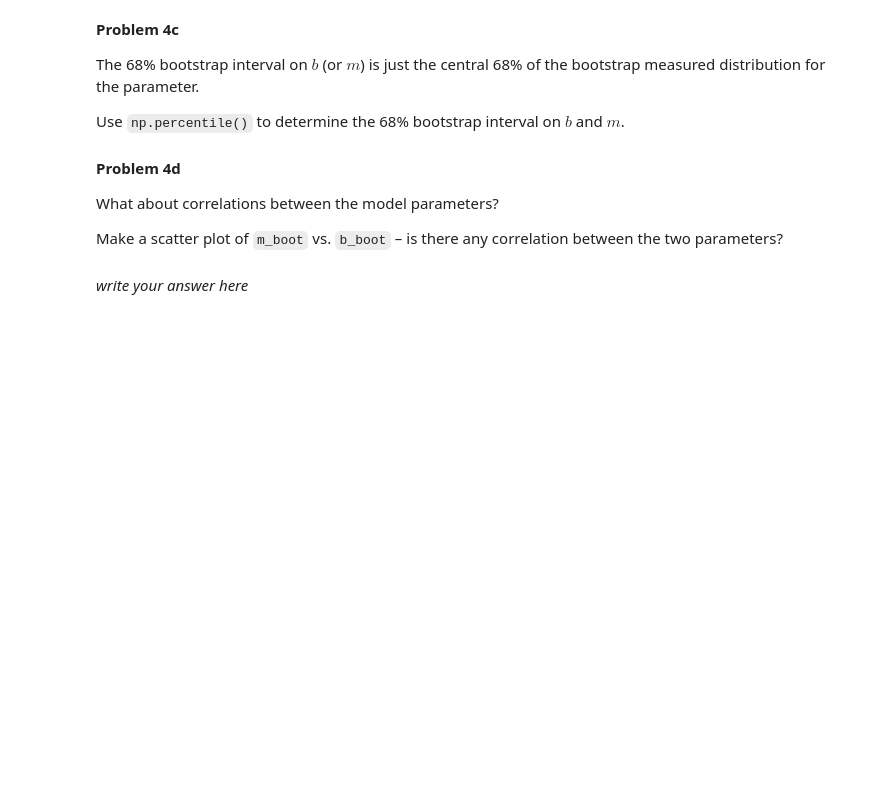
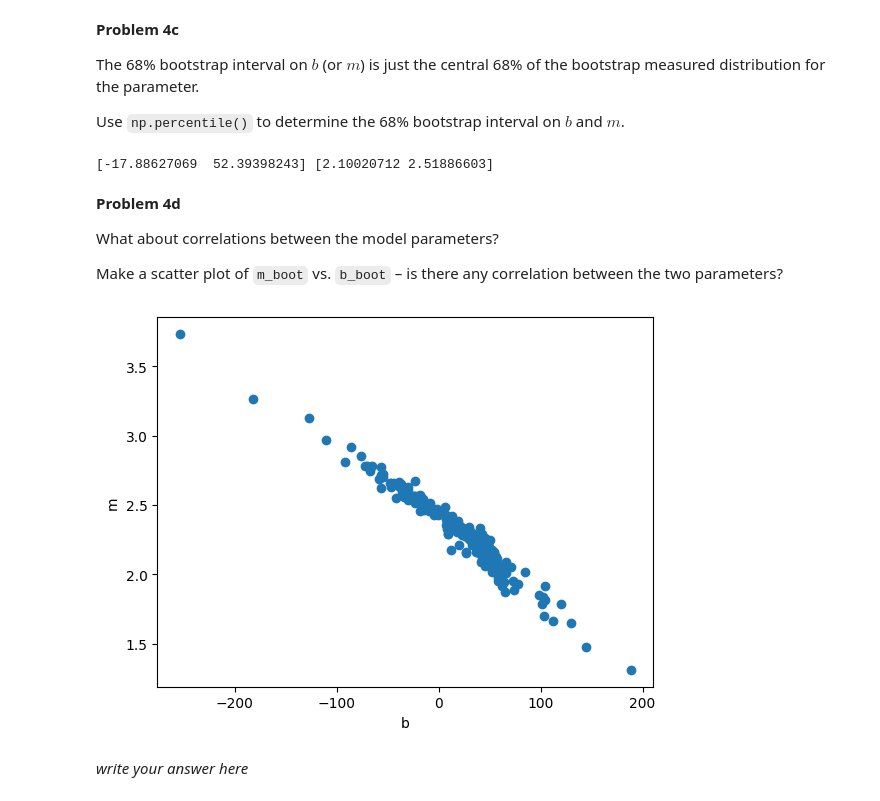
Before and after one commit to theheokboi/DATA_SCI-421, a Jupyter notebook: ProblemSet5.ipynb, the cells around one changed output. Drawn from its saved outputs; the diff is of its cells as text; code cells hidden in the pictures; blank space fills up the shorter version.

```diff
--- a/ProblemSet5.ipynb
+++ b/ProblemSet5.ipynb
@@ -477,0 +469,27 @@ Store the results in arrays called `b_boot` and `m_boot`.
+# %%
+def MLE(_x, _y, _y_sigma):
+    ones = np.array([1 for _ in range(SIZE)])
+    A = np.vstack((ones, _x)).T
+    Y = np.atleast_2d(_y).T
+    V = np.diag(_y_sigma**2)
+
+    FIRST = A.T @ np.linalg.inv(V) @ A
+    SECOND = A.T @ np.linalg.inv(V) @ Y
+    RESULT = np.linalg.inv(FIRST) @ SECOND
+    [[b], [m]] = RESULT
+
+    return b, m
+
+b_boot = np.zeros(314)
+m_boot = np.zeros(314)
+
+for i in range(314):
+    idx = np.random.choice(len(x), SIZE)
+    _x = x[idx]
+    _y = y[idx]
+    _y_sigma = sigma_y[idx]
+    b, m = MLE(_x, _y, _y_sigma)
+
+    b_boot[i], m_boot[i] = b, m
+
+print(b_boot, m_boot)
@@ -488,3 +520,10 @@ Use `np.percentile()` to determine the 68% bootstrap interval on $b$ and $m$.
+# %%
+b_68_p = np.percentile(b_boot, [50-34, 50+34])
+m_68_p = np.percentile(m_boot, [50-34, 50+34])
+
+print(b_68_p, m_68_p)
+# %% [output]
+[-17.88627069  52.39398243] [2.10020712 2.51886603]
 # %% [markdown]
 **Problem 4d**
 
@@ -499,3 +533,13 @@ fig, ax = plt.subplots()
+# %%
+fig, ax = plt.subplots()
+ax.scatter(b_boot, m_boot)
+ax.set_xlabel('b')
+ax.set_ylabel('m')
+plt.show()
+
+print('The two parameters seem to be highly (negatively) correlated.')
+# %% [output]
+[figure, added]
 # %% [markdown]
 *write your answer here*
 # %% [markdown]
```
Also changed, not shown: parts of 11 cells of this notebook, 9 other files.
